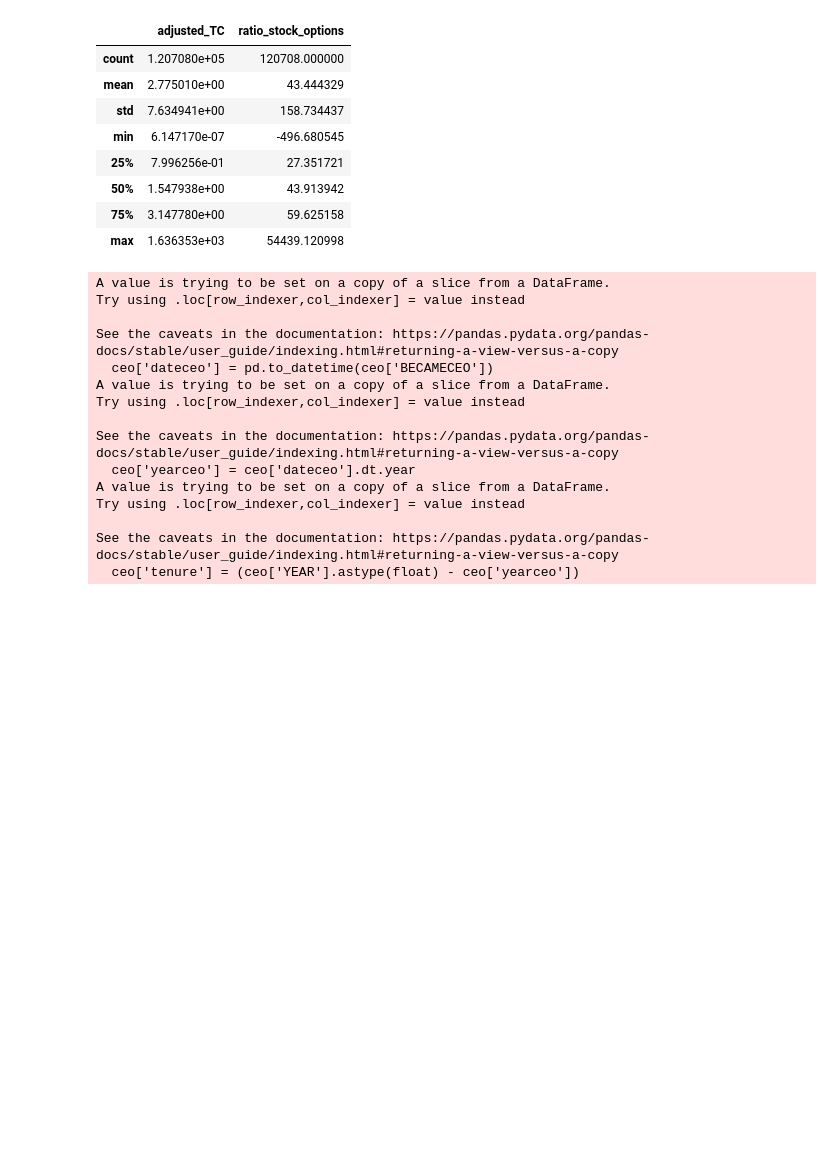
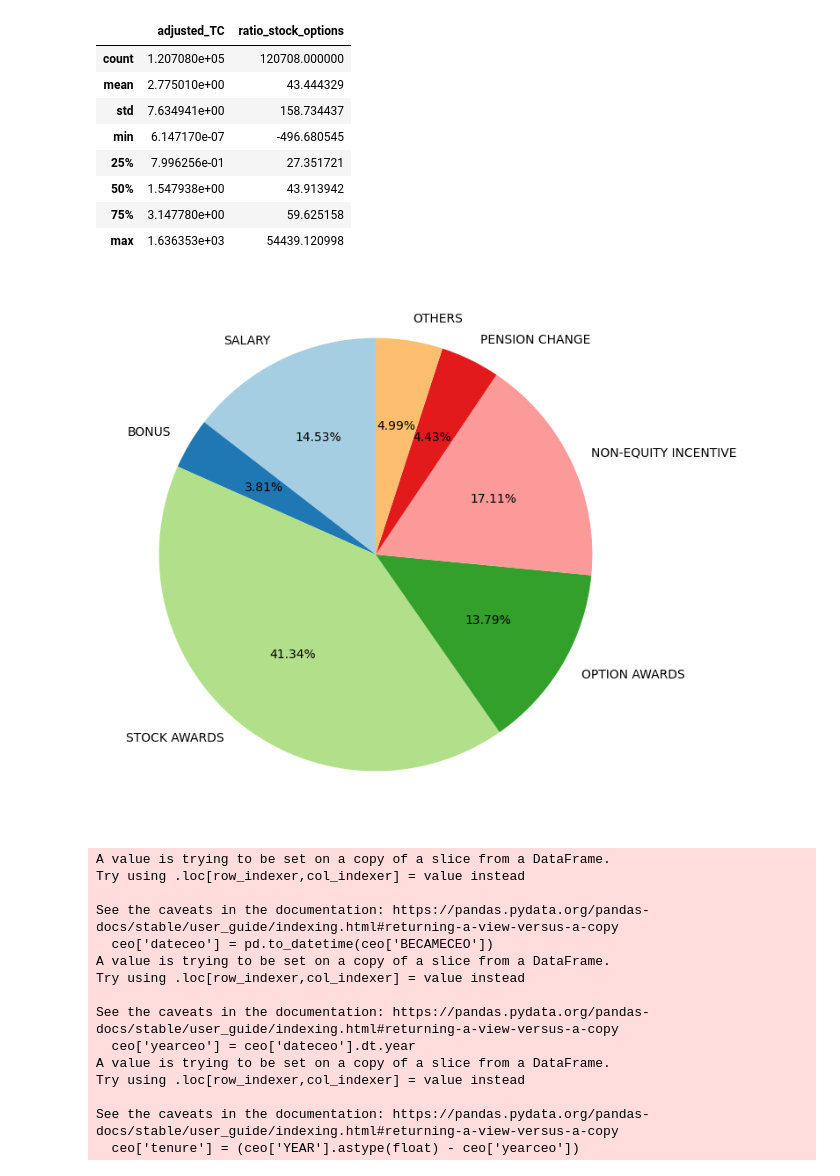
Before and after one commit to haivanle/aeasp2023, a Jupyter notebook: v2024.ipynb, the cells around one changed output. Cells and saved outputs as stored; diff of their text form; code cells hidden in the pictures; blank space fills up the shorter version.

```diff
--- a/v2024.ipynb
+++ b/v2024.ipynb
@@ -57,6 +103,28 @@ df[["adjusted_TC", "ratio_stock_options"]].describe()
 | 50% | 1.547938e+00 | 43.913942 |
 | 75% | 3.147780e+00 | 59.625158 |
 | max | 1.636353e+03 | 54439.120998 |
+# %%
+# Summing each component across all rows
+components = ['SALARY', 'BONUS', 'STOCK_AWARDS', 'OPTION_AWARDS',
+              'NONEQ_INCENT', 'PENSION_CHG', 'OTHCOMP']
+component_sums = df[components].sum()
+
+# largest_idx = component_sums.idxmax()
+# explode = [0.2 if i == largest_idx else 0 for i in component_sums.index]
+new_components = ['SALARY', 'BONUS', 'STOCK AWARDS', 'OPTION AWARDS', 'NON-EQUITY INCENTIVE', 'PENSION CHANGE', 'OTHERS']
+# Define pastel colors
+pastel_colors = ['#FF6F61', '#FFB347', '#FDFD96', '#77DD77', '#AEC6CF', '#CFCFC4', '#FFB7D5']
+
+# Create a pie chart
+fig, ax = plt.subplots(figsize=(8,8))
+ax.pie(component_sums, labels = new_components, autopct=lambda p: f'{p:.2f}%', startangle=90, colors=sns.color_palette('Paired'))
+
+# ax.legend(new_components, loc='center right')
+# plt.title('Compensation Package for S&P 1500 CEOs')
+plt.savefig('compensation.pdf', format="pdf", bbox_inches="tight")
+plt.show()
+# %% [output]
+[figure, added]
 # %%
 # Get the year that executive became CEO
 ceo['dateceo'] = pd.to_datetime(ceo['BECAMECEO'])
```
Also changed, not shown: parts of 2 cells of this notebook.
